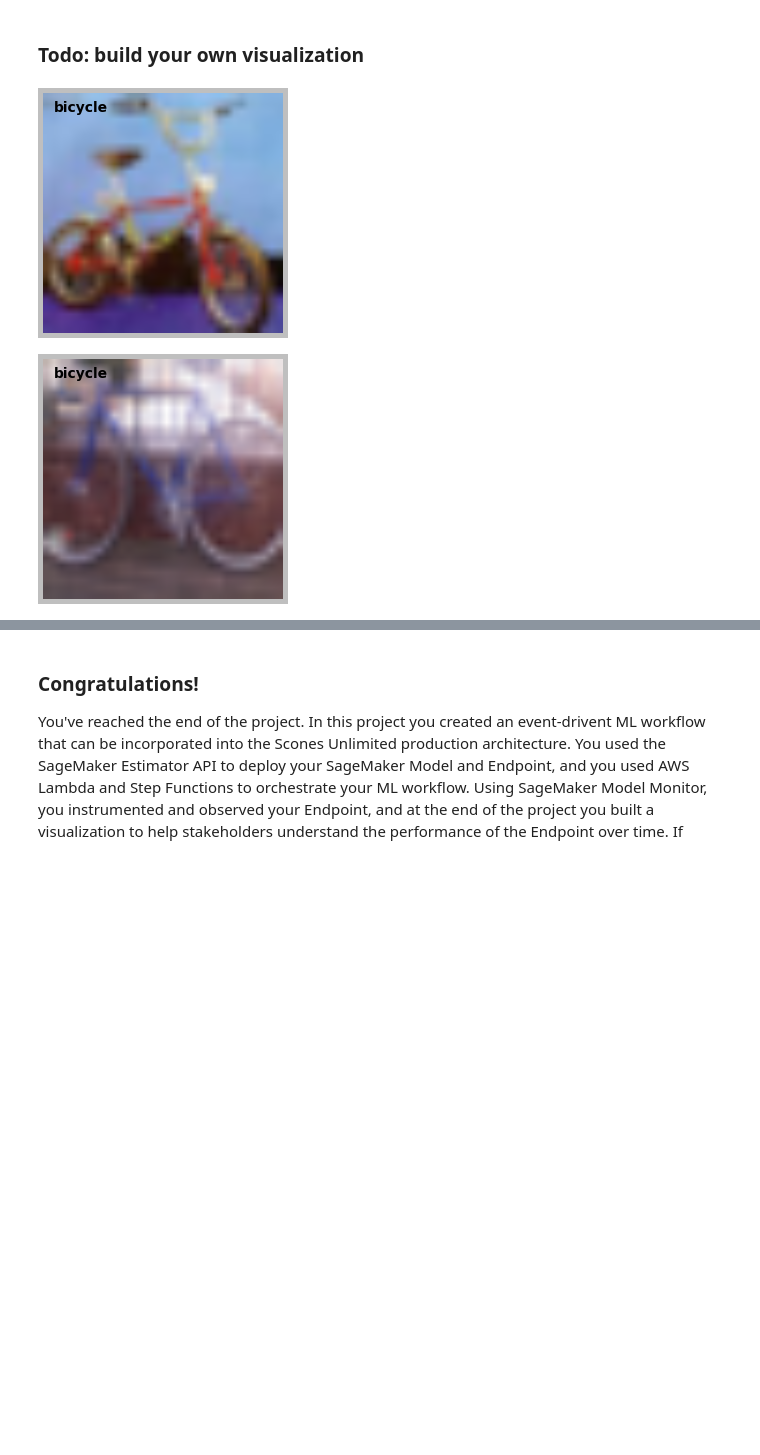
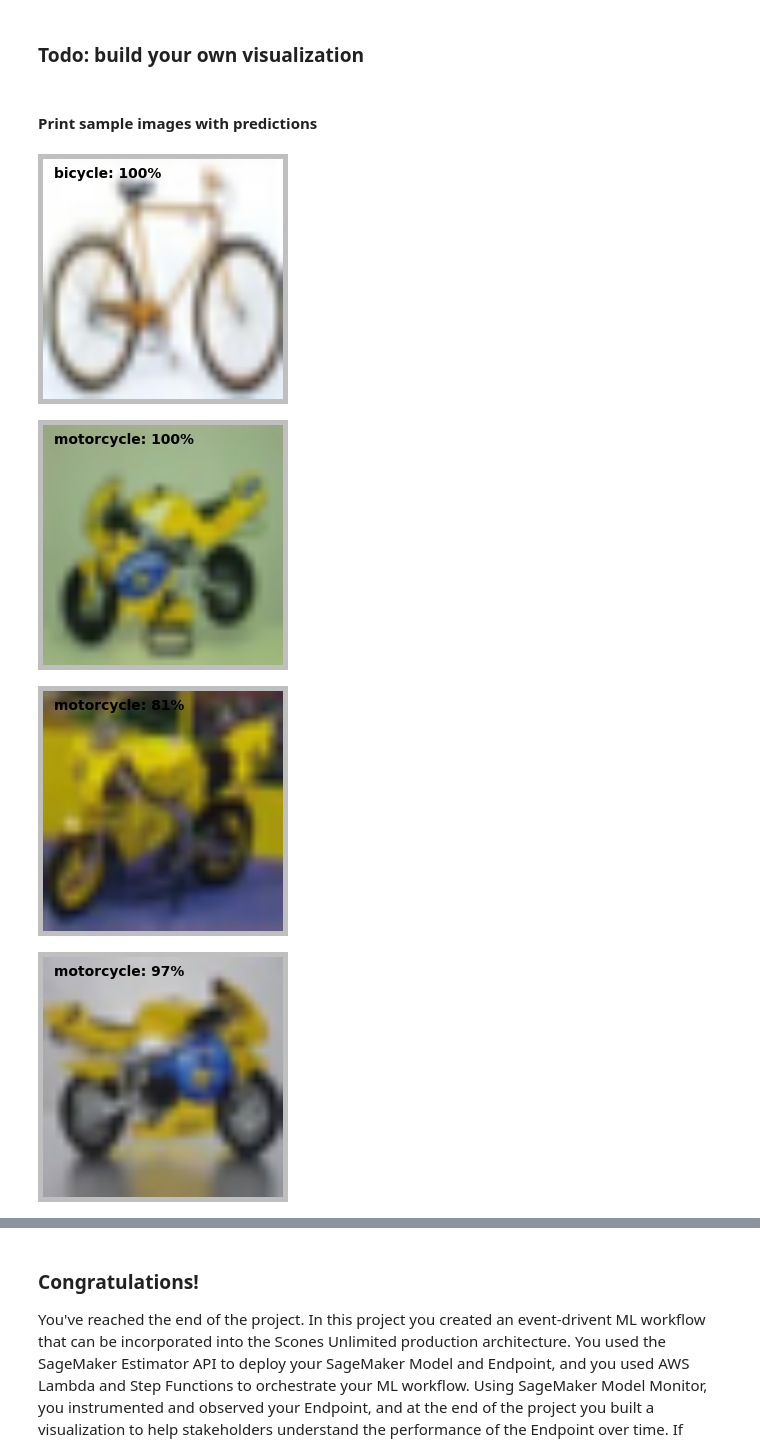
Before and after one commit to PiotrGrabysz/Image-classifier-AWS-Workflow, a Jupyter notebook: starter.ipynb, the cells around one changed output, grey strips where cells are left out. Drawn from its saved outputs; the diff is of its cells as text; code cells hidden in the pictures; blank space fills up the shorter version.

```diff
--- a/starter.ipynb
+++ b/starter.ipynb
@@ -451,7 +483,7 @@ Next, instantiate a Predictor:
 # %%
 from sagemaker.predictor import Predictor
 
-predictor = Predictor("image-classification-2025-03-16-20-40-49-682")
+predictor = Predictor(endpoint)
 # %% [markdown]
 In the code snippet below we are going to prepare one of your saved images for prediction. Use the predictor to process the `payload`.
 # %%
@@ -739,7 +747,8 @@ file_handles = os.listdir("./captured_data")
 json_data = []
 for jsonl in file_handles:
     with jsonlines.open(f"./captured_data/{jsonl}") as f:
-        json_data.append(f.read())
+        for line in f:
+            json_data.append(line)
 # %% [markdown]
 The data should now be a list of dictionaries, with significant nesting. We'll give you an example of some code that grabs data out of the objects and visualizes it:
 # %%
@@ -758,6 +769,8 @@ Finally, here's an example of a visualization you can build with this data. In t
 import matplotlib.pyplot as plt
 
 CONFIDENCE_THRESHOLD = .9
+
+plt.style.use('ggplot')
 
 # Populate the data for the x and y axis
 x = []
@@ -772,14 +785,12 @@ for obj in json_data:
 # Plot the data
 plt.scatter(x, y, c=['r' if k<.94 else 'b' for k in y ])
 plt.axhline(y=CONFIDENCE_THRESHOLD, color='g', linestyle='--')
-plt.ylim(bottom=.8)
+plt.ylim(bottom=.5)
 
 # Add labels
 plt.ylabel("Confidence")
 plt.suptitle("Observed Recent Inferences", size=14)
 plt.title("Pictured with confidence threshold for production use", size=10)
 
-# Give it some pizzaz!
-plt.style.use("Solarize_Light2")
 plt.gcf().autofmt_xdate()
 # %% [output]
@@ -793,5 +804,7 @@ plt.gcf().autofmt_xdate()
 # %% [markdown]
 ### Todo: build your own visualization
+# %% [markdown]
+#### Print sample images with predictions
 # %%
 from base64 import b64decode
 from io import BytesIO
@@ -812,7 +825,7 @@ def get_class_name(inferences):
     class_name = classes[class_idx]
     return class_name
 
-def display_image(image, class_name):
+def display_image(image, class_name, confidence):
     plt.style.use("classic")
     plt.figure(dpi=50)
     plt.imshow(image)
@@ -821,7 +834,7 @@ def display_image(image, class_name):
     # Add text
     plt.text(
         x=1, y=2,
-        s=class_name,
+        s=f"{class_name}: {confidence:.0%}",
         fontsize=20, color="black",
         fontweight="bold",
     )
@@ -830,11 +843,13 @@ def display_image(image, class_name):
 # %%
 for data in json_data:
     encoded_image = encoded_image_getter(data)
     image = create_image(encoded_image)
-    inferences, _ = simple_getter(json_data[data_idx])
+    inferences, _ = simple_getter(data)
     class_name = get_class_name(inferences)
 
-    display_image(image, class_name)
+    display_image(image, class_name, confidence=max(inferences))
 # %% [output]
-[figure, old version]
+[figure, new version]
-[figure, old version]
+[figure, new version]
+[figure, added]
+[figure, added]
```
Also changed, not shown: parts of 38 cells of this notebook.
